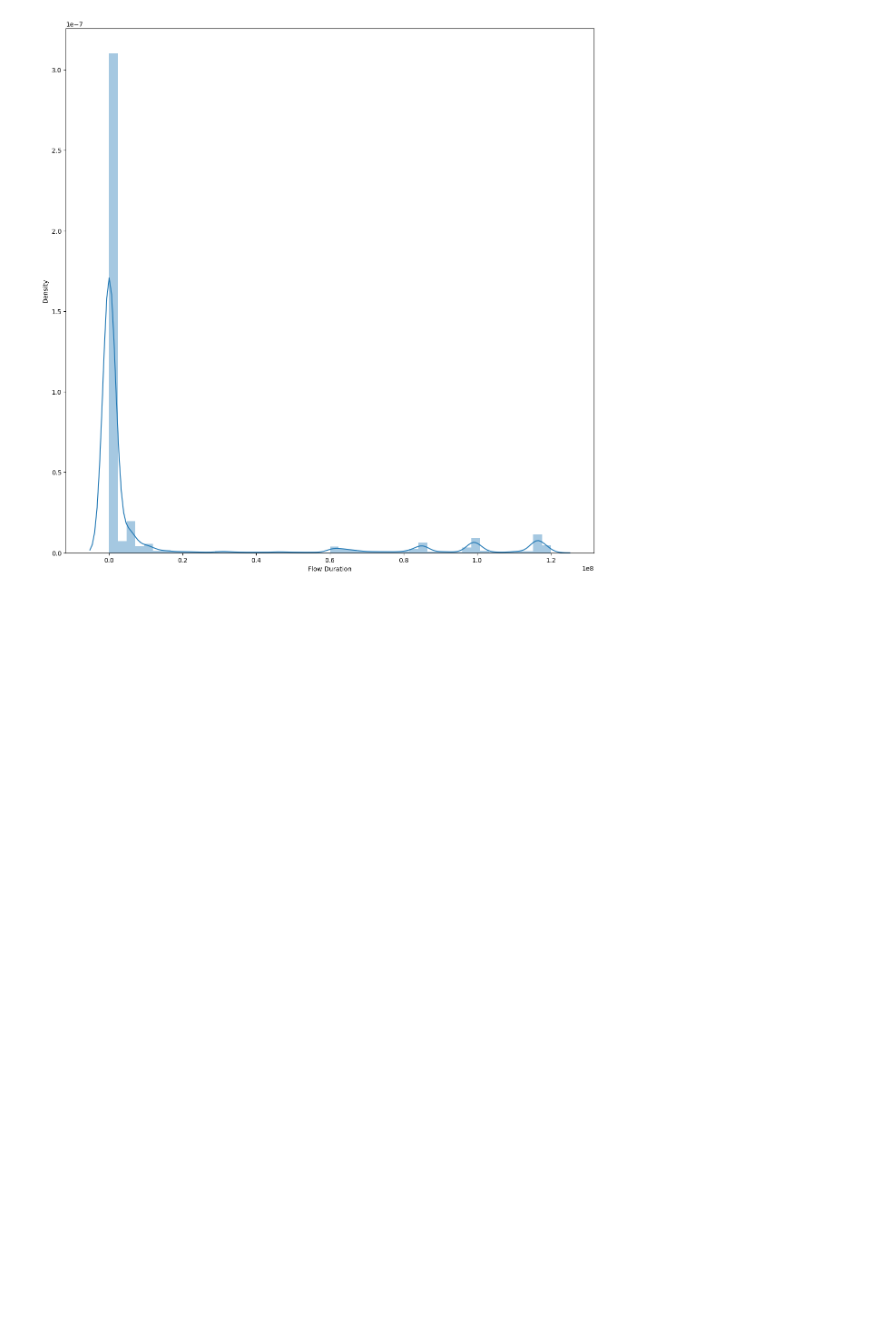
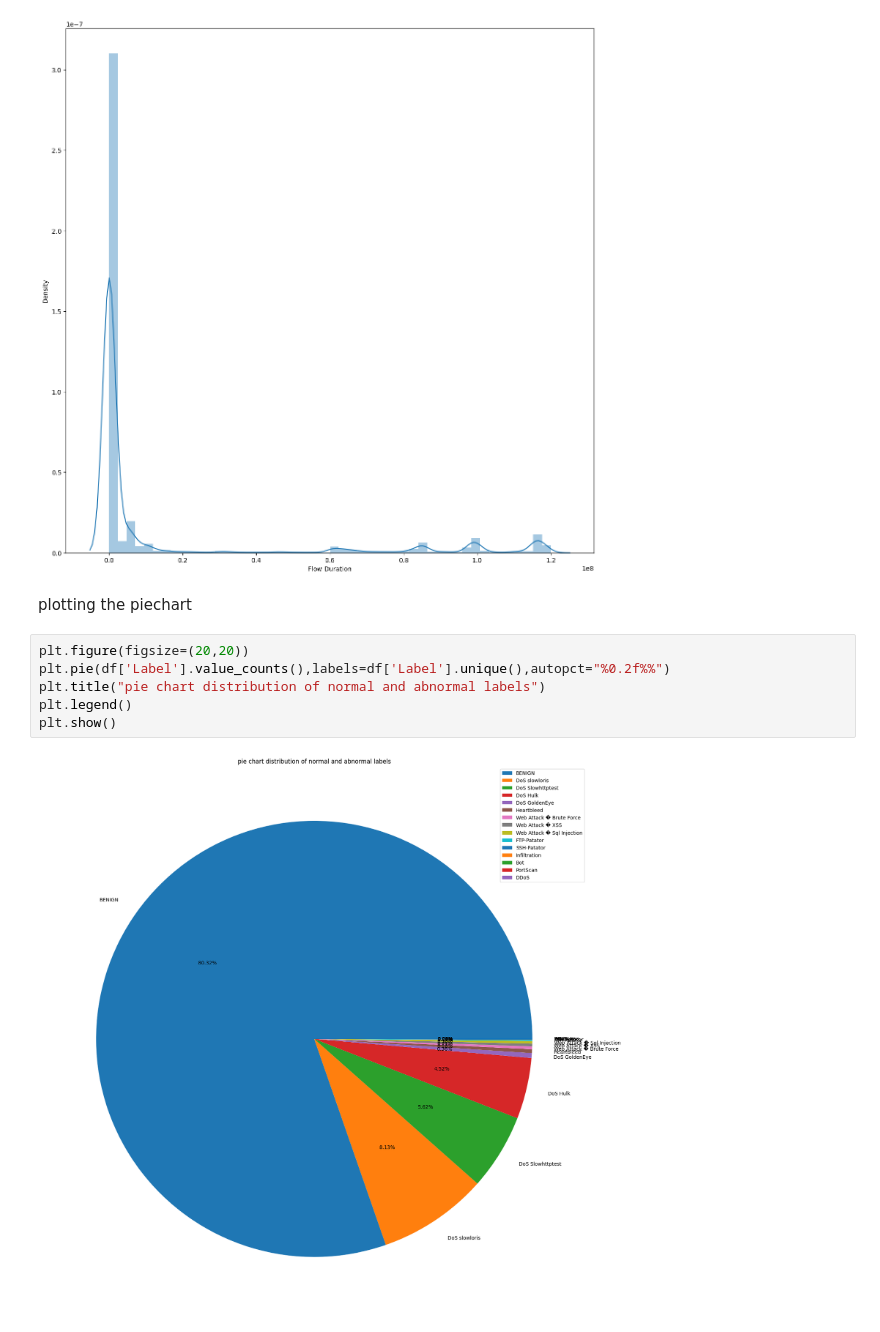
Before and after one commit to rosangithub/ANIDS, a Jupyter notebook: ANIDS.ipynb, the cells around one changed output. Drawn from its saved outputs; the diff is of its cells as text; blank space fills up the shorter version.

```diff
--- a/ANIDS.ipynb
+++ b/ANIDS.ipynb
@@ -256,3 +256,13 @@ https://gist.github.com/mwaskom/de44147ed2974457ad6372750bbe5751
 
   p=sns.distplot(a=df['Flow Duration'])
 [figure]
+# %% [markdown]
+plotting the piechart
+# %%
+plt.figure(figsize=(20,20))
+plt.pie(df['Label'].value_counts(),labels=df['Label'].unique(),autopct="%0.2f%%")
+plt.title("pie chart distribution of normal and abnormal labels")
+plt.legend()
+plt.show()
+# %% [output]
+[figure, added]
```
Also changed, not shown: parts of 6 cells of this notebook.
